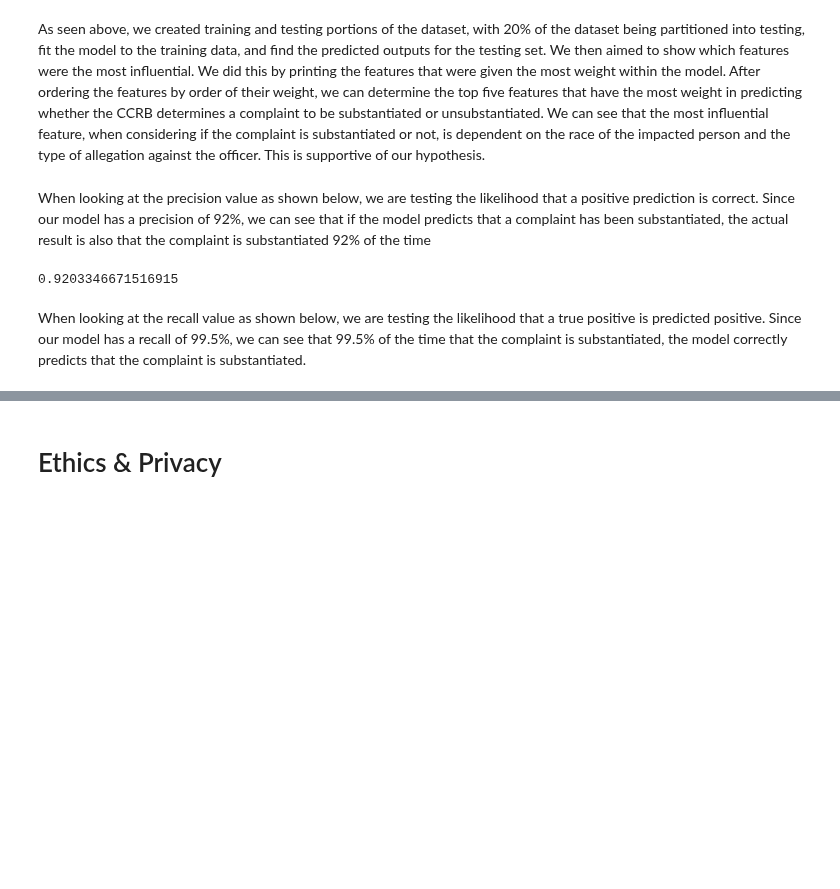
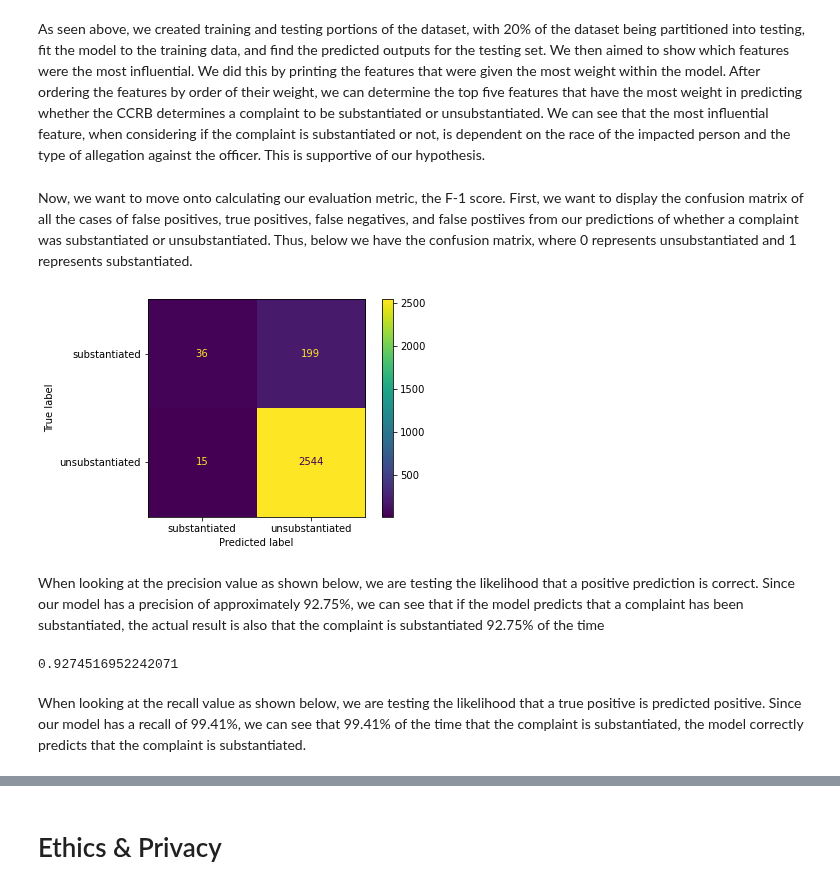
Before and after one commit to COGS118A/Group015-Wi23, a Jupyter notebook: CheckpointGroup015-Wi23.ipynb, the cells around one changed output, grey strips where cells are left out. Drawn from its saved outputs; the diff is of its cells as text; code cells hidden in the pictures; blank space fills up the shorter version.

Commit message:
Make final changes to preliminary results

```diff
--- a/CheckpointGroup015-Wi23.ipynb
+++ b/CheckpointGroup015-Wi23.ipynb
@@ -434,17 +461,27 @@ X_train, X_test, y_train, y_test = train_test_split(X, y, test_size = 0.2)
 model = LogisticRegression(max_iter = 10000)
 model.fit(X_train, y_train)
 y_pred = model.predict(X_test)
+# %% [markdown]
+Now, we want to move onto calculating our evaluation metric, the F-1 score. First, we want to display the confusion matrix of all the cases of false positives, true positives, false negatives, and false postiives from our predictions of whether a complaint was substantiated or unsubstantiated. Thus, below we have the confusion matrix, where 0 represents unsubstantiated and 1 represents substantiated.
+# %%
+# calculate precision value for logistic regression after calculating the confusion matrix
+tn, fp, fn, tp = confusion_matrix(y_test, y_pred).ravel()
+confusionMatrix = confusion_matrix(y_test, y_pred, labels = model.classes_)
+matrixDisplay = ConfusionMatrixDisplay(confusion_matrix = confusionMatrix, display_labels = model.classes_)
+matrixDisplay.plot()
+plt.show()
+# %% [output]
+[figure, added]
 # %% [markdown]
-When looking at the precision value as shown below, we are testing the likelihood that a positive prediction is correct. Since our model has a precision of 92%, we can see that if the model predicts that a complaint has been substantiated, the actual result is also that the complaint is substantiated 92% of the time
+When looking at the precision value as shown below, we are testing the likelihood that a positive prediction is correct. Since our model has a precision of approximately 92.75%, we can see that if the model predicts that a complaint has been substantiated, the actual result is also that the complaint is substantiated 92.75% of the time
 # %%
-# calculate precision value for logistic regression after calculating the confusion matrix
-tn, fp, fn, tp = confusion_matrix(y_test, y_pred).ravel()
+# calculate the precision value for logistic regression
 precision = tp/(tp + fp)
 precision
 # %% [output]
-0.9203346671516915
+0.9274516952242071
 # %% [markdown]
-When looking at the recall value as shown below, we are testing the likelihood that a true positive is predicted positive. Since our model has a recall of 99.5%, we can see that 99.5% of the time that the complaint is substantiated, the model correctly predicts that the complaint is substantiated.
+When looking at the recall value as shown below, we are testing the likelihood that a true positive is predicted positive. Since our model has a recall of 99.41%, we can see that 99.41% of the time that the complaint is substantiated, the model correctly predicts that the complaint is substantiated.
 # %%
 # calculate recall value for logistic regression
 recall = tp/(tp + fn)
```
Also changed, not shown: parts of 13 cells of this notebook.
